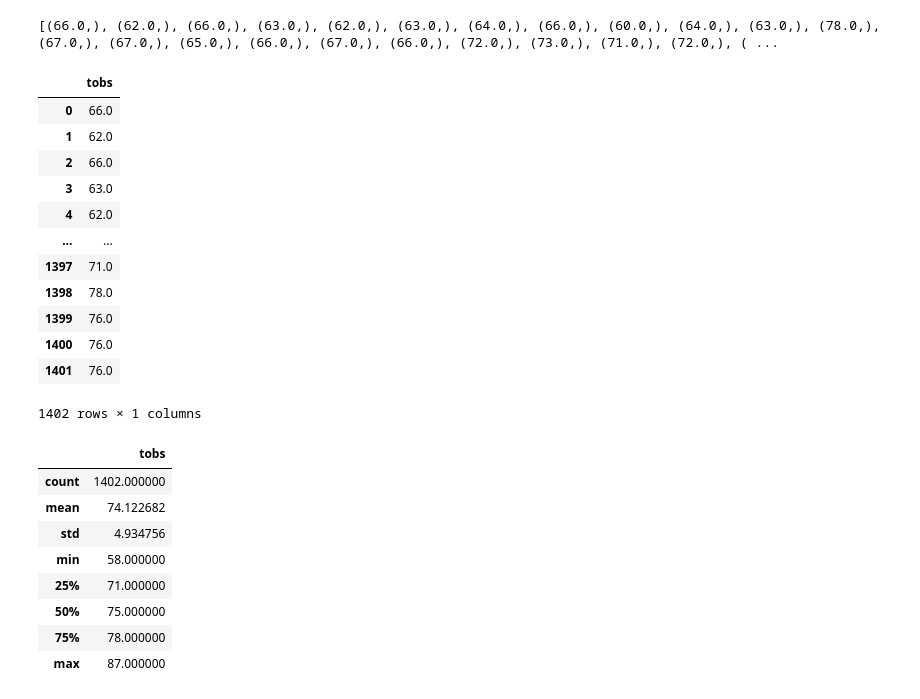
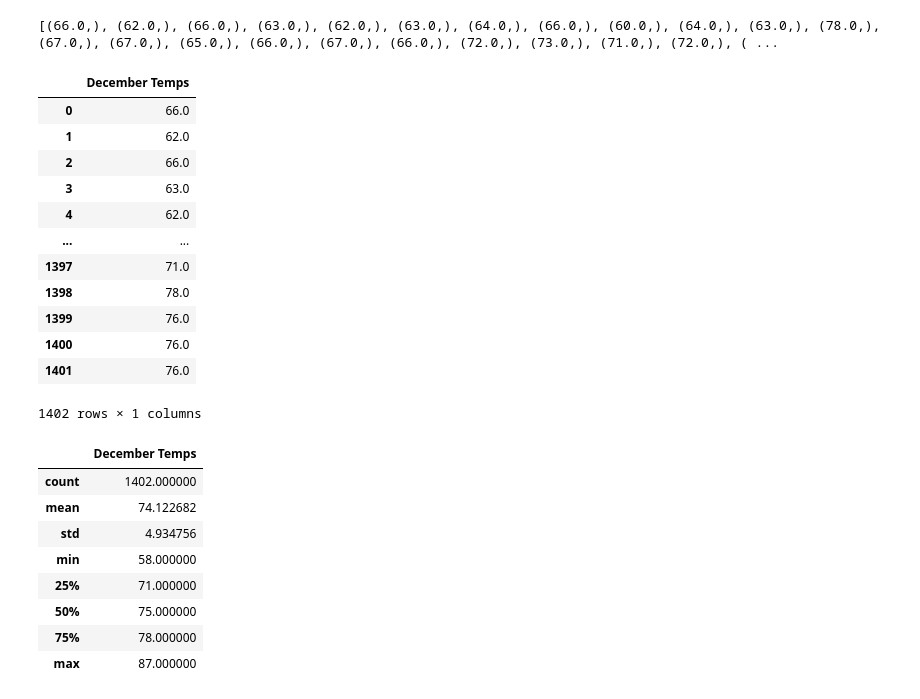
Before and after one commit to EnzoZirotti/Surfs_up, a Jupyter notebook: SurfsUp_Challenge.ipynb, the cells around one changed output. Cells and saved outputs as stored; diff of their text form; code cells hidden in the pictures.

```diff
--- a/SurfsUp_Challenge.ipynb
+++ b/SurfsUp_Challenge.ipynb
@@ -84,10 +84,10 @@ print(dec_temp)
 [(66.0,), (62.0,), (66.0,), (63.0,), (62.0,), (63.0,), (64.0,), (66.0,), (60.0,), (64.0,), (63.0,), (78.0,), (67.0,), (67.0,), (65.0,), (66.0,), (67.0,), (66.0,), (72.0,), (73.0,), (71.0,), (72.0,), ( ...
 # %%
 # 8. Create a DataFrame from the list of temperatures for the month of December.
-dec_temp_df = pd.DataFrame(dec_temp, columns=["tobs"])
+dec_temp_df = pd.DataFrame(dec_temp, columns=["December Temps"])
 dec_temp_df
 # %% [output]
-|  | tobs |
+|  | December Temps |
 | 0 | 66.0 |
 | 1 | 62.0 |
 | 2 | 66.0 |
@@ -104,7 +104,7 @@ dec_temp_df
 # 9. Calculate and print out the summary statistics for the Decemeber temperature DataFrame.
 dec_temp_df.describe()
 # %% [output]
-|  | tobs |
+|  | December Temps |
 | count | 1402.000000 |
 | mean | 74.122682 |
 | std | 4.934756 |
```
Also changed, not shown: parts of 2 cells of this notebook.
